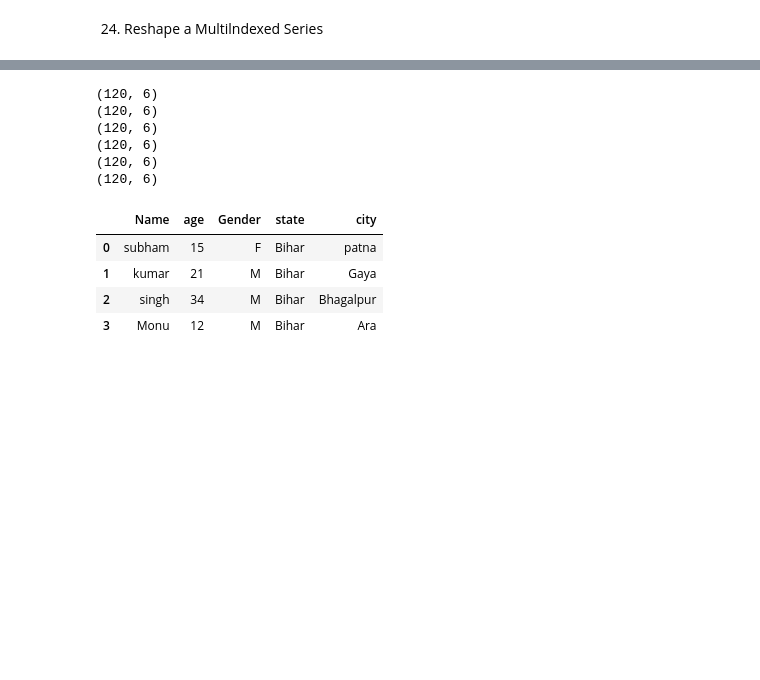
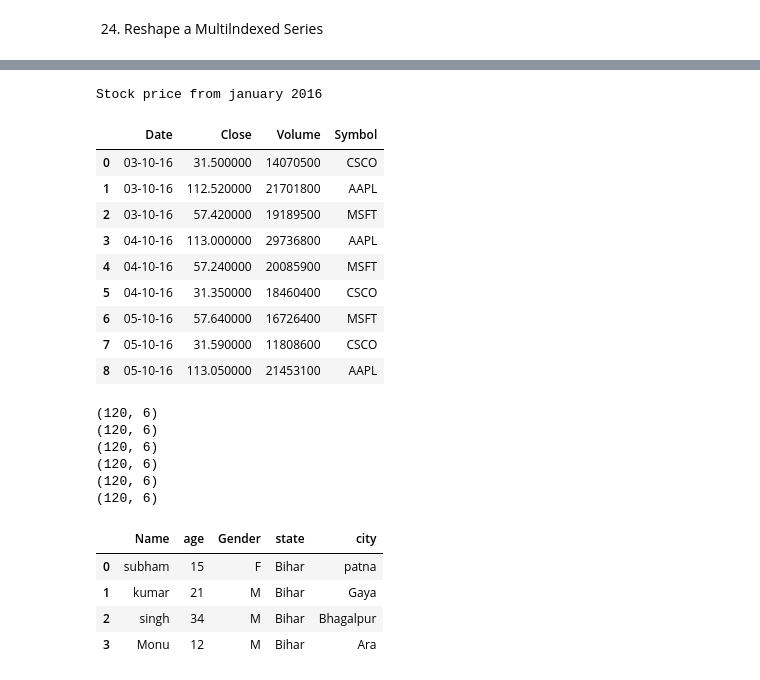
Before and after one commit to 960Subhamsingh/Python-oops-concept, a Jupyter notebook: pandas/Basics_pandas.ipynb, the cells around one changed output, grey strips where cells are left out. Saved outputs shown, nothing was run; the diff lists cells and outputs as text; code cells hidden in the pictures; blank space fills up the shorter version.

```diff
--- a/pandas/Basics_pandas.ipynb
+++ b/pandas/Basics_pandas.ipynb
@@ -683,3 +832,18 @@ order.head(10)
+# %%
+stock.style.bar('Volume', color='lightblue')
+stock.style.set_caption('Stock price from january 2016')
+# %% [output]
+Stock price from january 2016
+|  | Date | Close | Volume | Symbol |
+| 0 | 03-10-16 | 31.500000 | 14070500 | CSCO |
+| 1 | 03-10-16 | 112.520000 | 21701800 | AAPL |
+| 2 | 03-10-16 | 57.420000 | 19189500 | MSFT |
+| 3 | 04-10-16 | 113.000000 | 29736800 | AAPL |
+| 4 | 04-10-16 | 57.240000 | 20085900 | MSFT |
+| 5 | 04-10-16 | 31.350000 | 18460400 | CSCO |
+| 6 | 05-10-16 | 57.640000 | 16726400 | MSFT |
+| 7 | 05-10-16 | 31.590000 | 11808600 | CSCO |
+| 8 | 05-10-16 | 113.050000 | 21453100 | AAPL |
 # %%
 df = pd.read_csv('test.csv')
 # %%
```
Also changed, not shown: parts of 36 cells of this notebook, 3 other files.
